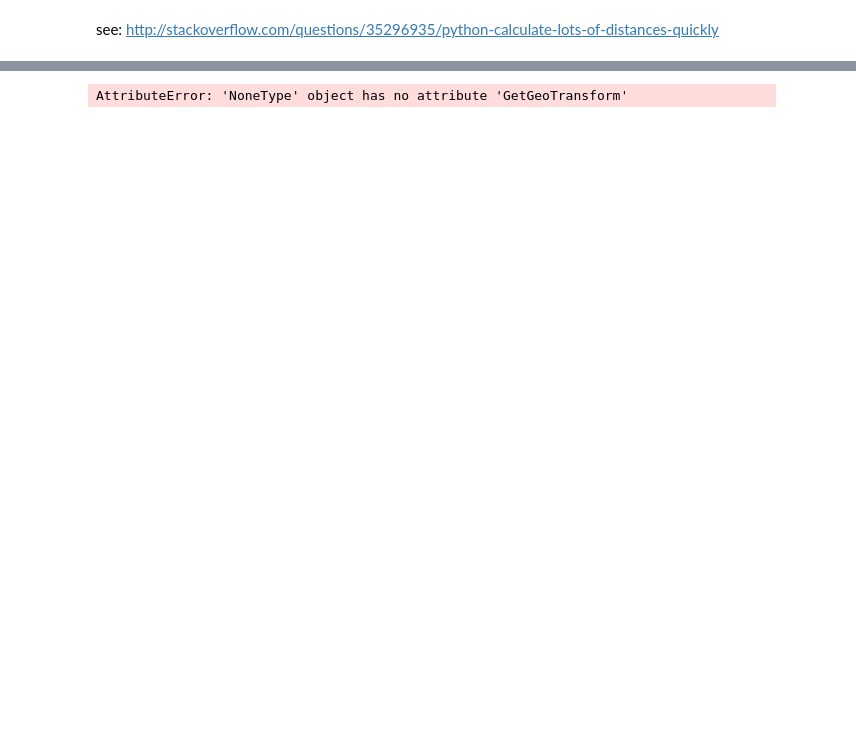
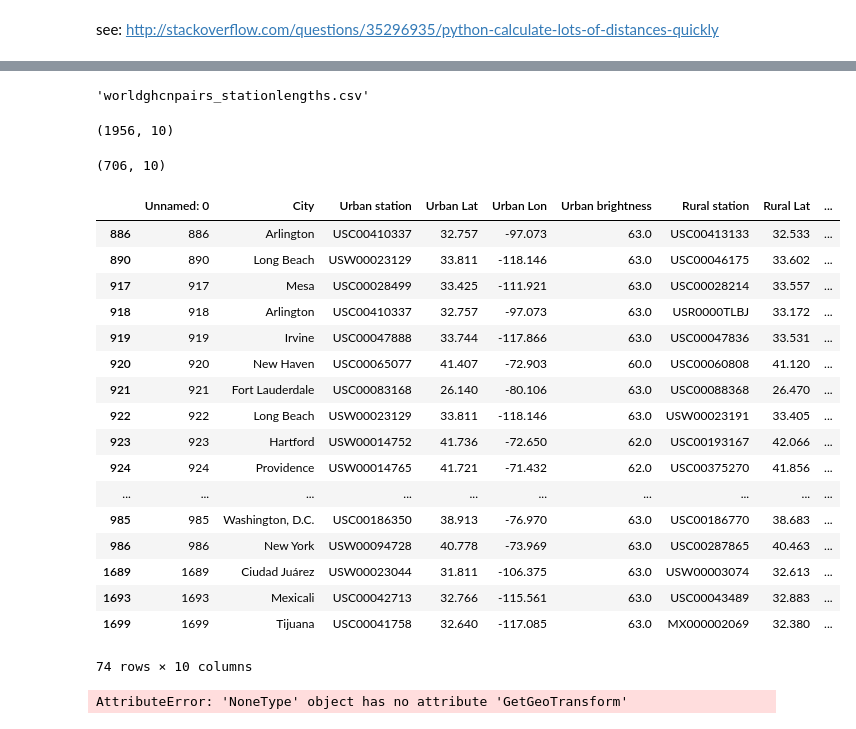
Before and after one commit to gottscott/heat, a Jupyter notebook: PairUrbanRural-IncludeStationLengths.ipynb, the cells around one changed output, grey strips where cells are left out. Drawn from its saved outputs; the diff is of its cells as text; code cells hidden in the pictures; blank space fills up the shorter version.

Commit message:
added analysis using 2nd try ofpairing stations

```diff
--- a/PairUrbanRural-IncludeStationLengths.ipynb
+++ b/PairUrbanRural-IncludeStationLengths.ipynb
@@ -326,3 +329,40 @@ False
+# %%
+outFile
+# %% [output]
+'worldghcnpairs_stationlengths.csv'
+# %%
+results = pd.read_csv(outFile)
+# %%
+good_results = results[~np.isnan(results['Urban Lat'])]
+# %%
+results.shape
+# %% [output]
+(1956, 10)
+# %%
+good_results.shape
+# %% [output]
+(706, 10)
+# %%
+good_results[good_results['Urban station'].str.contains('US')]
+# %% [output]
+|  | Unnamed: 0 | City | Urban station | Urban Lat | Urban Lon | Urban brightness | Rural station | Rural Lat | ... |
+| 886 | 886 | Arlington | USC00410337 | 32.757 | -97.073 | 63.0 | USC00413133 | 32.533 | ... |
+| 890 | 890 | Long Beach | USW00023129 | 33.811 | -118.146 | 63.0 | USC00046175 | 33.602 | ... |
+| 917 | 917 | Mesa | USC00028499 | 33.425 | -111.921 | 63.0 | USC00028214 | 33.557 | ... |
+| 918 | 918 | Arlington | USC00410337 | 32.757 | -97.073 | 63.0 | USR0000TLBJ | 33.172 | ... |
+| 919 | 919 | Irvine | USC00047888 | 33.744 | -117.866 | 63.0 | USC00047836 | 33.531 | ... |
+| 920 | 920 | New Haven | USC00065077 | 41.407 | -72.903 | 60.0 | USC00060808 | 41.120 | ... |
+| 921 | 921 | Fort Lauderdale | USC00083168 | 26.140 | -80.106 | 63.0 | USC00088368 | 26.470 | ... |
+| 922 | 922 | Long Beach | USW00023129 | 33.811 | -118.146 | 63.0 | USW00023191 | 33.405 | ... |
+| 923 | 923 | Hartford | USW00014752 | 41.736 | -72.650 | 62.0 | USC00193167 | 42.066 | ... |
+| 924 | 924 | Providence | USW00014765 | 41.721 | -71.432 | 62.0 | USC00375270 | 41.856 | ... |
+| ... | ... | ... | ... | ... | ... | ... | ... | ... | ... |
+| 985 | 985 | Washington, D.C. | USC00186350 | 38.913 | -76.970 | 63.0 | USC00186770 | 38.683 | ... |
+| 986 | 986 | New York | USW00094728 | 40.778 | -73.969 | 63.0 | USC00287865 | 40.463 | ... |
+| 1689 | 1689 | Ciudad Juárez | USW00023044 | 31.811 | -106.375 | 63.0 | USW00003074 | 32.613 | ... |
+| 1693 | 1693 | Mexicali | USC00042713 | 32.766 | -115.561 | 63.0 | USC00043489 | 32.883 | ... |
+| 1699 | 1699 | Tijuana | USC00041758 | 32.640 | -117.085 | 63.0 | MX000002069 | 32.380 | ... |
+74 rows × 10 columns
 # %%
 # # calculate the brightness index for all stations
 # from osgeo import ogr, osr
```
Also changed, not shown: parts of 7 cells of this notebook, 9 other files.
